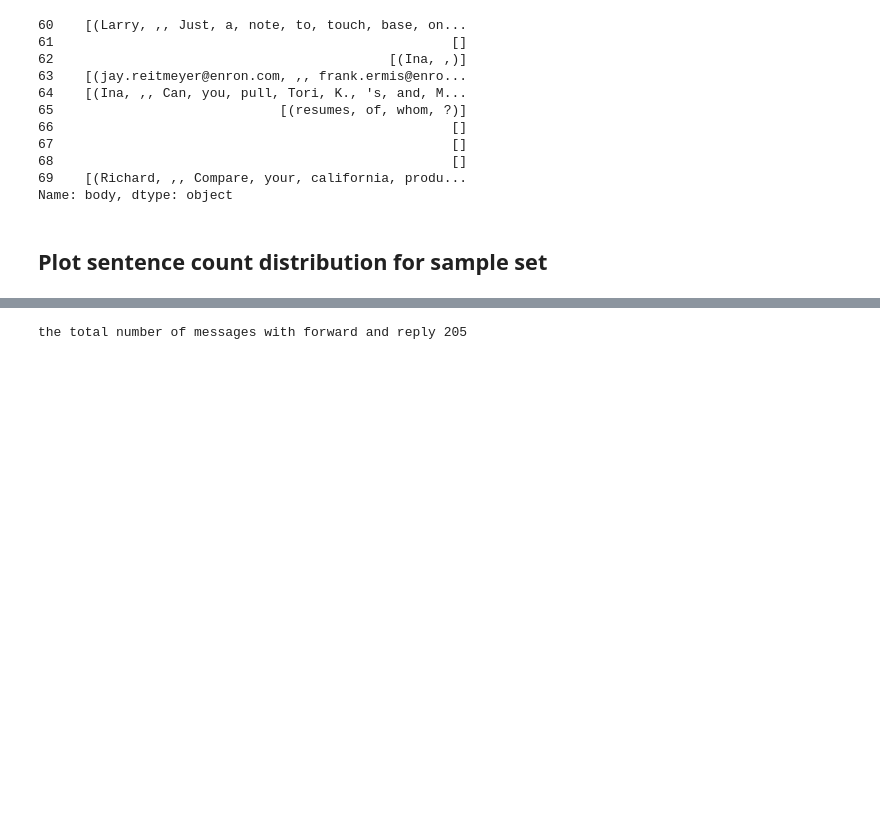
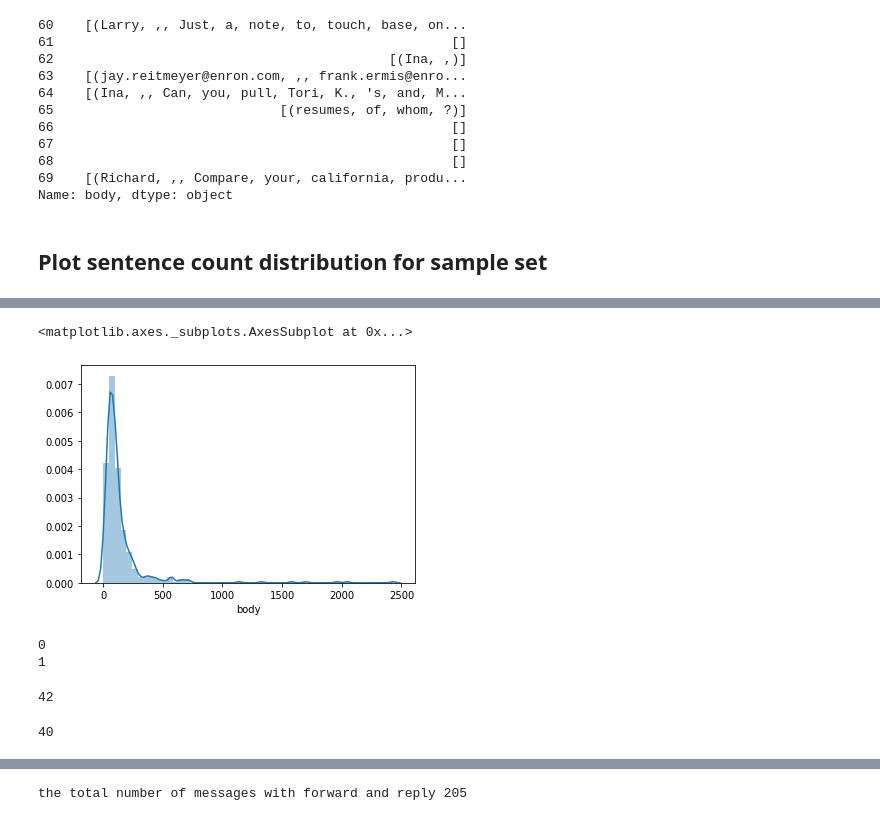
Before and after one commit to KathleenYWang/Sentiment_Detection_NLP, a Jupyter notebook: EDAKaggleEnron.ipynb, the cells around one changed output, grey strips where cells are left out. Saved outputs shown, nothing was run; the diff lists cells and outputs as text; code cells hidden in the pictures; blank space fills up the shorter version.

```diff
--- a/EDAKaggleEnron.ipynb
+++ b/EDAKaggleEnron.ipynb
@@ -591,0 +616,12 @@ sns.distplot(email_test.new_message_sentence_cnt)
+# %%
+sns.distplot(avg_sent_len)
+# %% [output]
+<matplotlib.axes._subplots.AxesSubplot at 0x...>
+[figure, added]
+# %%
+for i in range(1):
+    print(i)
+print(51//50)
+# %% [output]
+0
+1
@@ -591,0 +647,4 @@ sns.distplot(email_test.new_message_sentence_cnt)
+# %%
+len(break_into_lines(test_email))
+# %% [output]
+42
@@ -591,0 +653,4 @@ sns.distplot(email_test.new_message_sentence_cnt)
+# %%
+max(10, 40)
+# %% [output]
+40
```
Also changed, not shown: parts of 17 cells of this notebook.
